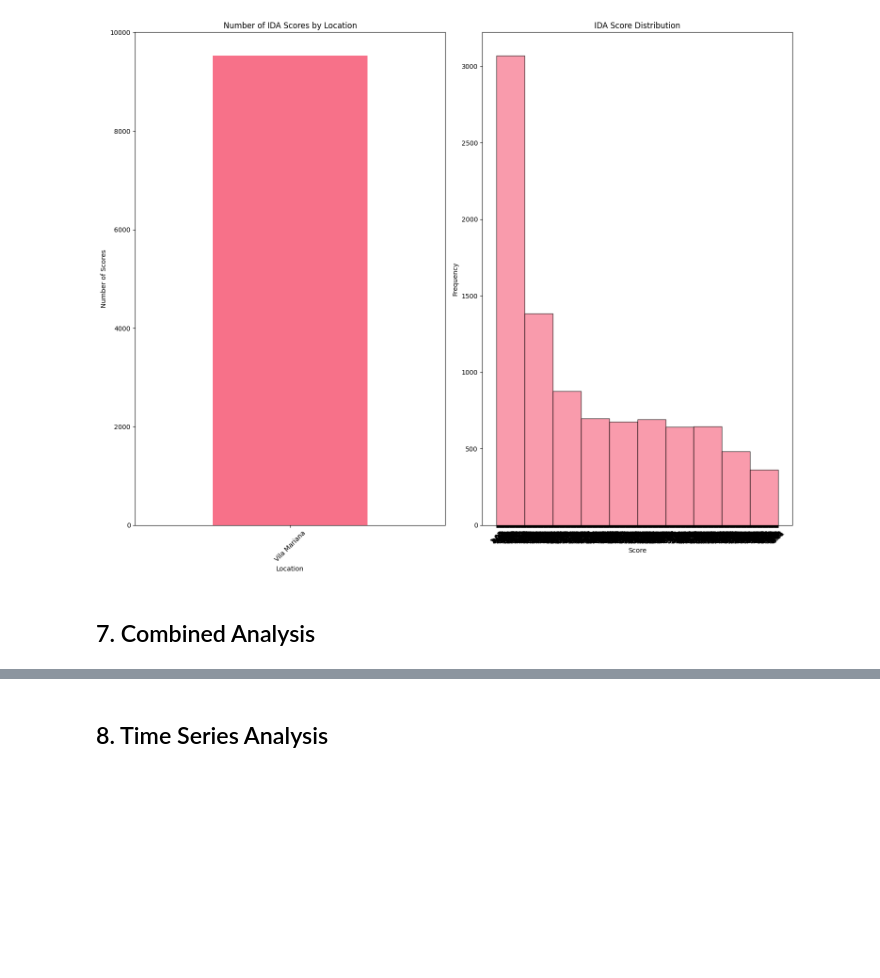
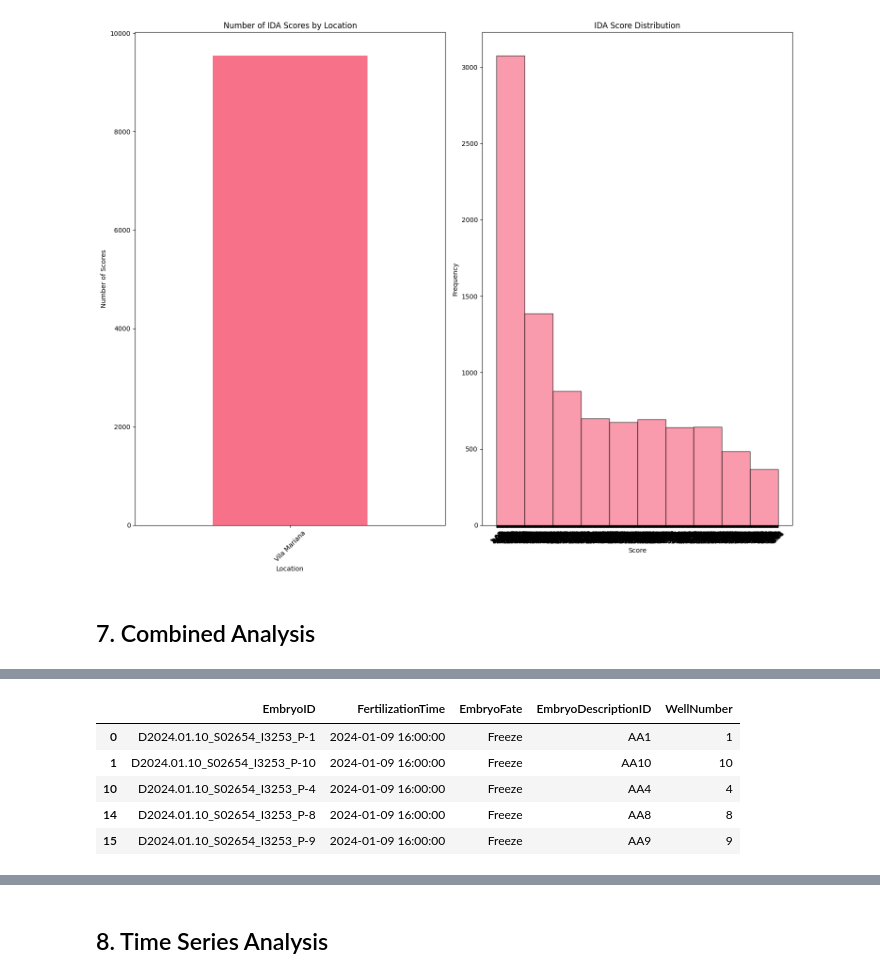
Before and after one commit to bobbypestana/embryoscope-extraction, a Jupyter notebook: embryoscope/exploration/explore_embryoscope_data.ipynb, the cells around one changed output, grey strips where cells are left out. Saved outputs shown, nothing was run; the diff lists cells and outputs as text; code cells hidden in the pictures; blank space fills up the shorter version.

```diff
--- a/embryoscope/exploration/explore_embryoscope_data.ipynb
+++ b/embryoscope/exploration/explore_embryoscope_data.ipynb
@@ -440,3 +477,12 @@ Comprehensive data shape: (127992, 247)
+# %%
+comprehensive_df.loc[comprehensive_df['EmbryoFate']!='Avoid', ['EmbryoID', 'FertilizationTime','EmbryoFate', 'EmbryoDescriptionID', 'WellNumber']]
+# %% [output]
+|  | EmbryoID | FertilizationTime | EmbryoFate | EmbryoDescriptionID | WellNumber |
+| 0 | D2024.01.10_S02654_I3253_P-1 | 2024-01-09 16:00:00 | Freeze | AA1 | 1 |
+| 1 | D2024.01.10_S02654_I3253_P-10 | 2024-01-09 16:00:00 | Freeze | AA10 | 10 |
+| 10 | D2024.01.10_S02654_I3253_P-4 | 2024-01-09 16:00:00 | Freeze | AA4 | 4 |
+| 14 | D2024.01.10_S02654_I3253_P-8 | 2024-01-09 16:00:00 | Freeze | AA8 | 8 |
+| 15 | D2024.01.10_S02654_I3253_P-9 | 2024-01-09 16:00:00 | Freeze | AA9 | 9 |
 # %%
 # Summary statistics by location using proper column names
 # We'll use:
```
Also changed, not shown: parts of 17 cells of this notebook, 6 other files.
